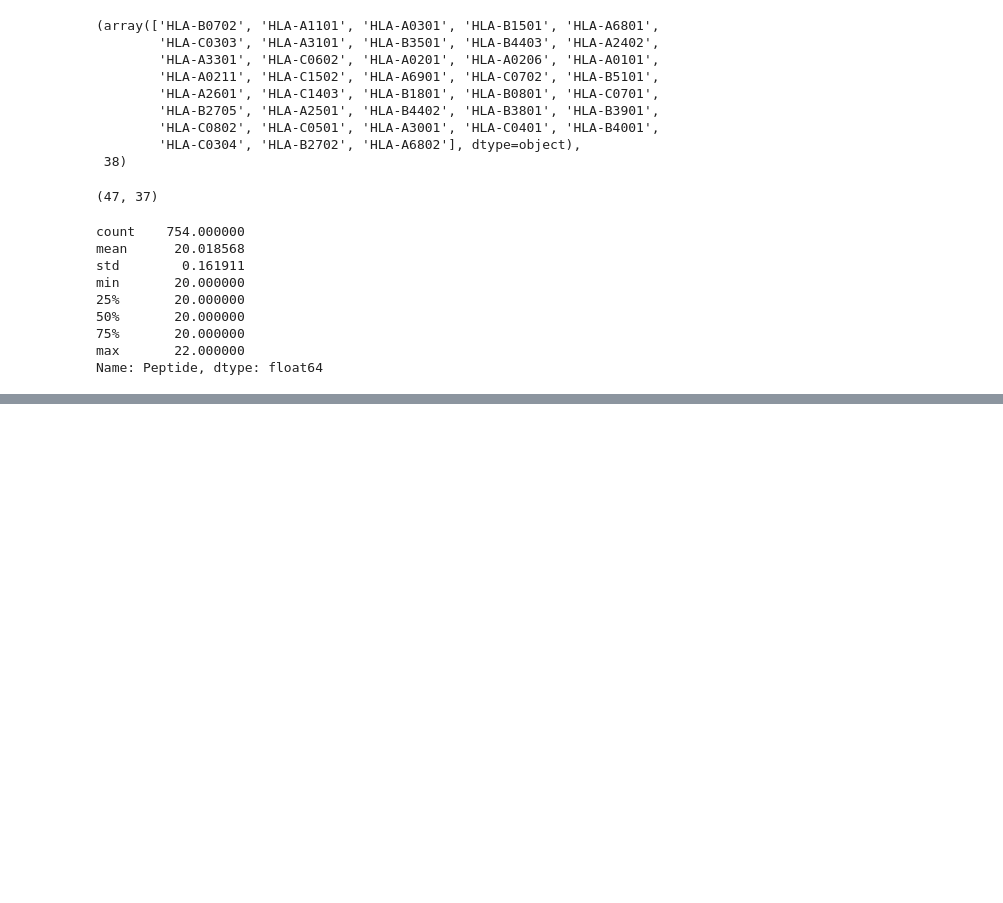
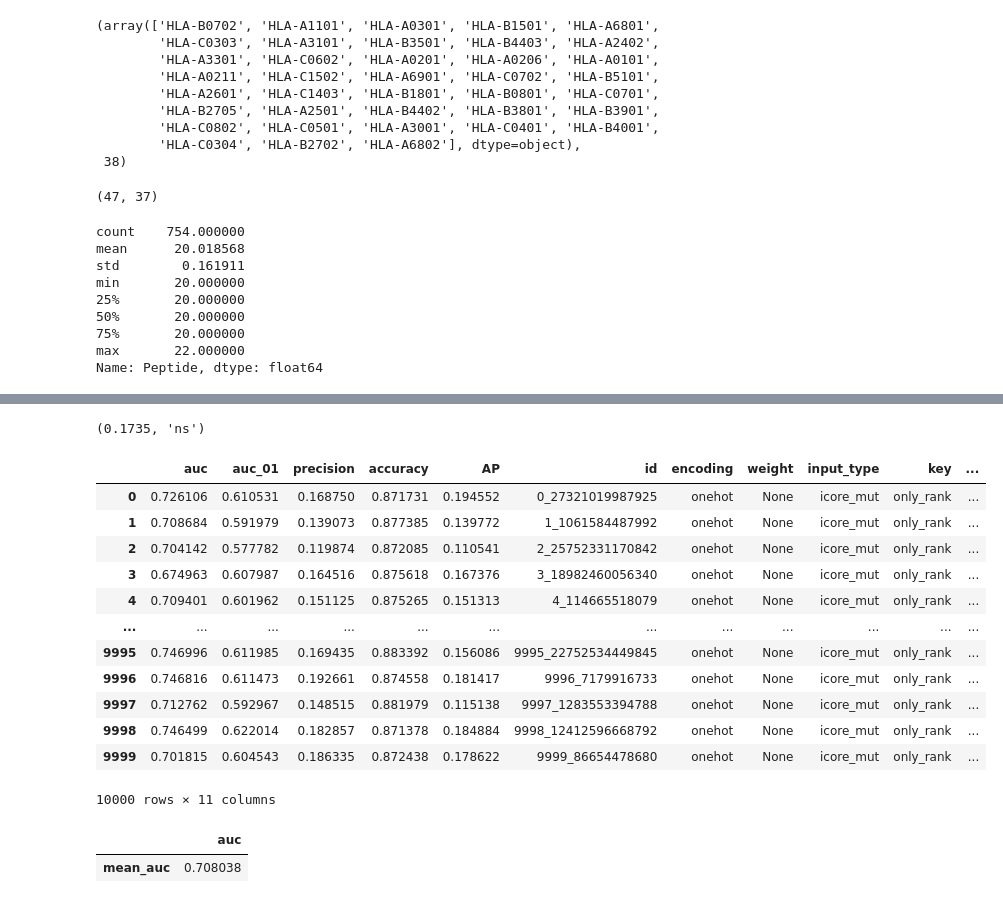
Before and after one commit to richieYT-wan/cedar, a Jupyter notebook: notebook/231017_new_data_and_review.ipynb, the cells around one changed output, grey strips where cells are left out. Saved outputs shown, nothing was run; the diff lists cells and outputs as text; code cells hidden in the pictures; blank space fills up the shorter version.

```diff
--- a/notebook/231017_new_data_and_review.ipynb
+++ b/notebook/231017_new_data_and_review.ipynb
@@ -450,0 +497,4 @@ Name: Peptide, dtype: float64
+# %%
+get_pval_wrapper(concat.query('evalset=="PRIME" and weight=="KL-Mask" and key == "Total_Gene_TPM"'), baseline)
+# %% [output]
+(0.1735, 'ns')
@@ -450,0 +503,22 @@ Name: Peptide, dtype: float64
+# %%
+baseline
+# %% [output]
+|  | auc | auc_01 | precision | accuracy | AP | id | encoding | weight | input_type | key | ... |
+| 0 | 0.726106 | 0.610531 | 0.168750 | 0.871731 | 0.194552 | 0_27321019987925 | onehot | None | icore_mut | only_rank | ... |
+| 1 | 0.708684 | 0.591979 | 0.139073 | 0.877385 | 0.139772 | 1_1061584487992 | onehot | None | icore_mut | only_rank | ... |
+| 2 | 0.704142 | 0.577782 | 0.119874 | 0.872085 | 0.110541 | 2_25752331170842 | onehot | None | icore_mut | only_rank | ... |
+| 3 | 0.674963 | 0.607987 | 0.164516 | 0.875618 | 0.167376 | 3_18982460056340 | onehot | None | icore_mut | only_rank | ... |
+| 4 | 0.709401 | 0.601962 | 0.151125 | 0.875265 | 0.151313 | 4_114665518079 | onehot | None | icore_mut | only_rank | ... |
+| ... | ... | ... | ... | ... | ... | ... | ... | ... | ... | ... | ... |
+| 9995 | 0.746996 | 0.611985 | 0.169435 | 0.883392 | 0.156086 | 9995_22752534449845 | onehot | None | icore_mut | only_rank | ... |
+| 9996 | 0.746816 | 0.611473 | 0.192661 | 0.874558 | 0.181417 | 9996_7179916733 | onehot | None | icore_mut | only_rank | ... |
+| 9997 | 0.712762 | 0.592967 | 0.148515 | 0.881979 | 0.115138 | 9997_1283553394788 | onehot | None | icore_mut | only_rank | ... |
+| 9998 | 0.746499 | 0.622014 | 0.182857 | 0.871378 | 0.184884 | 9998_12412596668792 | onehot | None | icore_mut | only_rank | ... |
+| 9999 | 0.701815 | 0.604543 | 0.186335 | 0.872438 | 0.178622 | 9999_86654478680 | onehot | None | icore_mut | only_rank | ... |
+10000 rows × 11 columns
+# %%
+baseline = concat.query('weight=="None" and input_type=="icore_mut" and key=="only_rank" and evalset=="PRIME"')
+baseline.agg(mean_auc=('auc','mean'))
+# %% [output]
+|  | auc |
+| mean_auc | 0.708038 |
```
Also changed, not shown: parts of 14 cells of this notebook, 2 other files.
